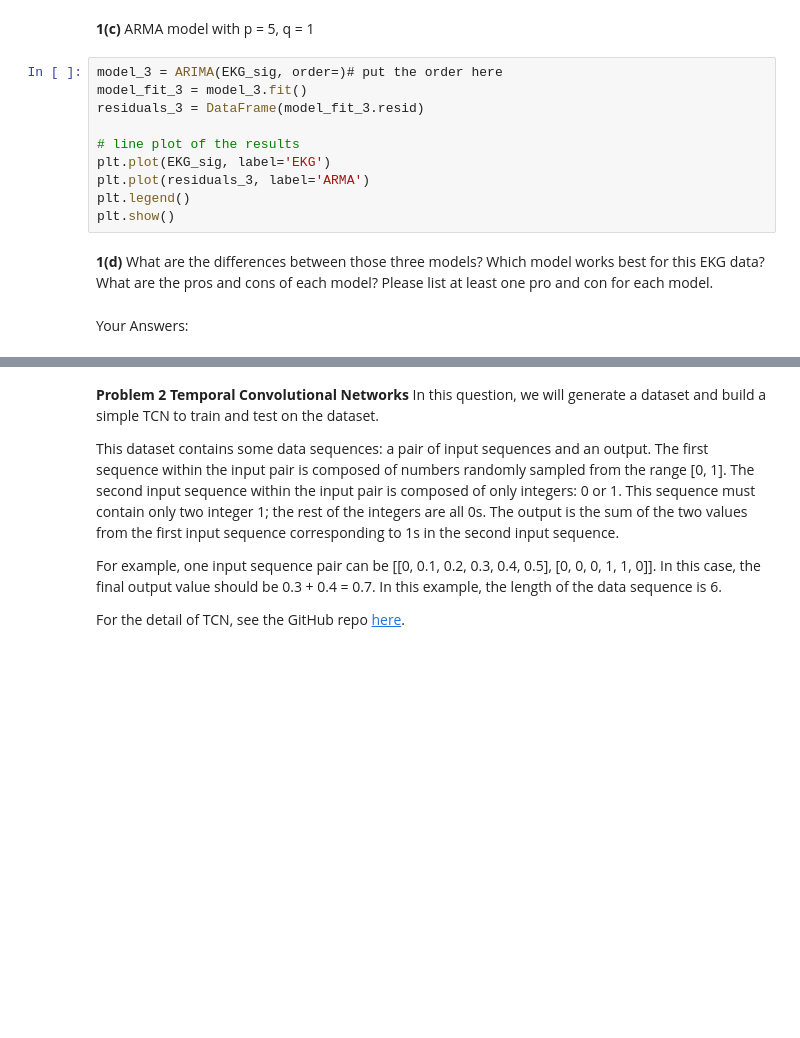
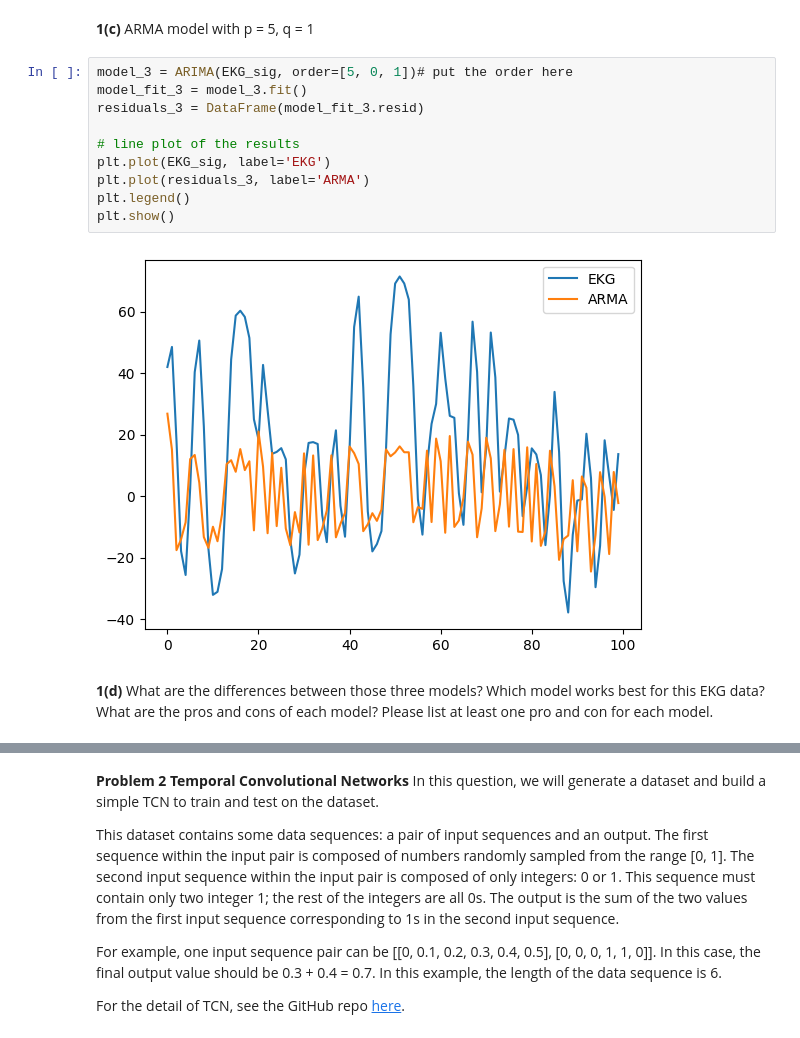
Before and after one commit to clearwheat8/BMEN-E4700, a Jupyter notebook: BMEN4470_HW2_Fall_2023.ipynb, the cells around one changed output, grey strips where cells are left out. Saved outputs shown, nothing was run; the diff lists cells and outputs as text; blank space fills up the shorter version.

```diff
--- a/BMEN4470_HW2_Fall_2023.ipynb
+++ b/BMEN4470_HW2_Fall_2023.ipynb
@@ -57,16 +61,16 @@ plt.show()
 # %% [markdown]
 **1(c)** ARMA model with p = 5, q = 1
 # %%
-model_3 = ARIMA(EKG_sig, order=)# put the order here
+model_3 = ARIMA(EKG_sig, order=[5, 0, 1])# put the order here
 model_fit_3 = model_3.fit()
 residuals_3 = DataFrame(model_fit_3.resid)
 
 # line plot of the results
 plt.plot(EKG_sig, label='EKG')
 plt.plot(residuals_3, label='ARMA')
 plt.legend()
 plt.show()
+# %% [output]
+[figure, added]
 # %% [markdown]
 **1(d)** What are the differences between those three models? Which model works best for this EKG data? What are the pros and cons of each model? Please list at least one pro and con for each model.
-# %% [markdown]
-Your Answers:
```
Also changed, not shown: parts of 7 cells of this notebook.
